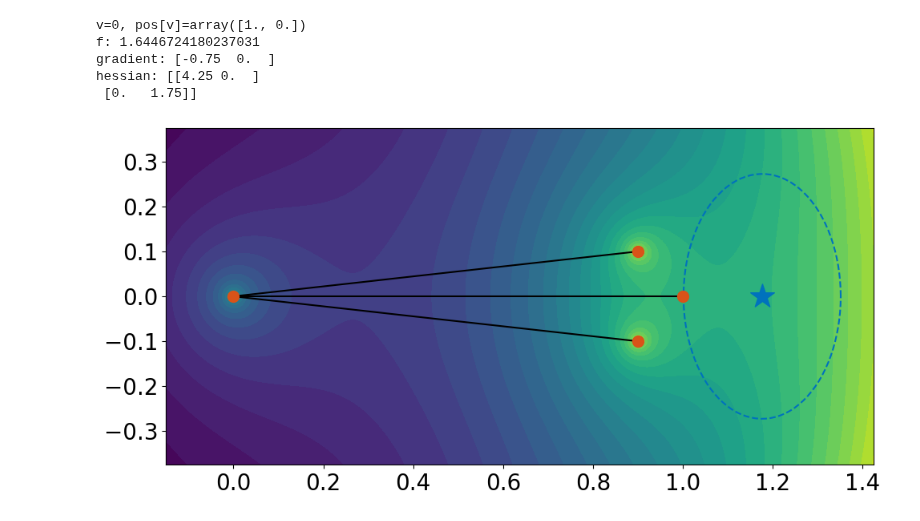
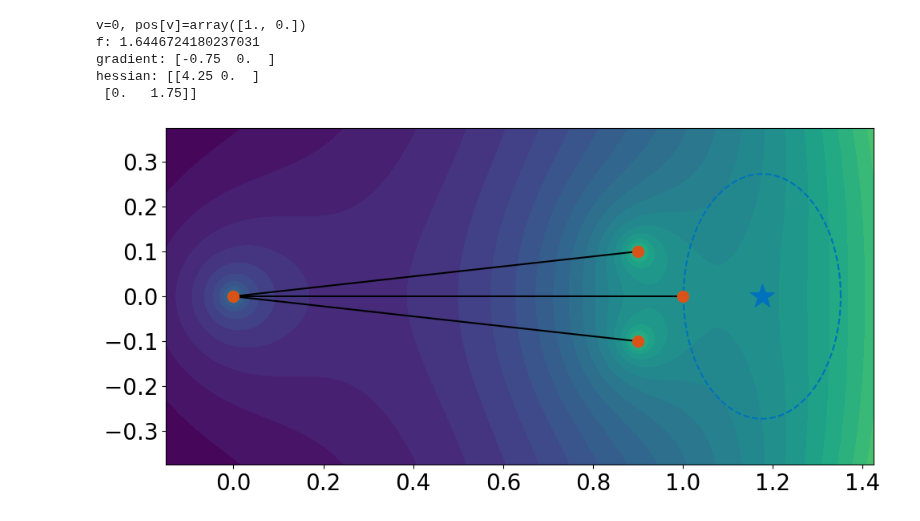
Before and after one commit to HirokiHamaguchi/Initial_Placement_for_Fruchterman-Reingold_Force_Model_with_Coordinate_Newton_Direction, a Jupyter notebook: doc/main/whyRSNfail1/whyRSNfail1.ipynb, the cells around one changed output. Cells and saved outputs as stored; diff of their text form; code cells hidden in the pictures.

```diff
--- a/doc/main/whyRSNfail1/whyRSNfail1.ipynb
+++ b/doc/main/whyRSNfail1/whyRSNfail1.ipynb
@@ -43,9 +43,9 @@ ax = fig.add_subplot(111)
 ax.set_aspect("equal")
 
 sz = 1.5
-x = np.linspace(-sz * 0.1, sz * 0.95, 300)
+x = np.linspace(-sz * 0.1, sz * 0.95, 1000)
 ax.set_xlim(-sz * 0.1, sz * 0.95)
-y = np.linspace(-sz / 4, sz / 4, 300)
+y = np.linspace(-sz / 4, sz / 4, 1000)
 ax.set_ylim(-sz / 4, sz / 4)
 X, Y = np.meshgrid(x, y)
 Z = np.zeros_like(X)
@@ -75,31 +75,31 @@ ellipsoid = np.dot(sqrtm(H_inv * c), circle) + (x0 + pos[v]).reshape(2, 1)
 # Plot
 plt.plot(
     ellipsoid[0, :], ellipsoid[1, :], label="Ellipsoid", linestyle="--", color="#0072BD"
 )
 
 # plot a star at the minimum
 plt.scatter(
     (x0 + pos[v])[0], (x0 + pos[v])[1], s=500, zorder=10, color="#0072BD", marker="*"
 )
 
 plt.xticks(fontsize=20)
 plt.yticks(fontsize=20)
 
 # if mode <= 1:
 #     forLatex += f"{pos[0][0]}/{pos[0][1]}/{pos[1][0]}/{pos[1][1]}/{pos[2][0]}/{pos[2][1]}/{pos[3][0]}/{pos[3][1]}/{pos[4][0]}/{pos[4][1]}/{pos[v][0]+h[0]}/{pos[v][1]+h[1]}/0,\n"
 # else:
 #     forLatex += f"{pos[1][0]}/{pos[1][1]}/{pos[0][0]}/{pos[0][1]}/{pos[2][0]}/{pos[2][1]}/{pos[3][0]}/{pos[3][1]}/{pos[4][0]}/{pos[4][1]}/{pos[v][0]+h[0]}/{pos[v][1]+h[1]}/0,\n"
 
 plt.tight_layout()
 plt.savefig("whyRSNfail1.pdf")
 plt.show()
 
 # forLatex = forLatex.replace(".0/", "/")
 # print(forLatex[:-2])
 # %% [output]
 v=0, pos[v]=array([1., 0.])
 f: 1.6446724180237031
 gradient: [-0.75  0.  ]
 hessian: [[4.25 0.  ]
  [0.   1.75]]
-[figure, old version]
+[figure, new version]
```
Also changed, not shown: 1 other file.
